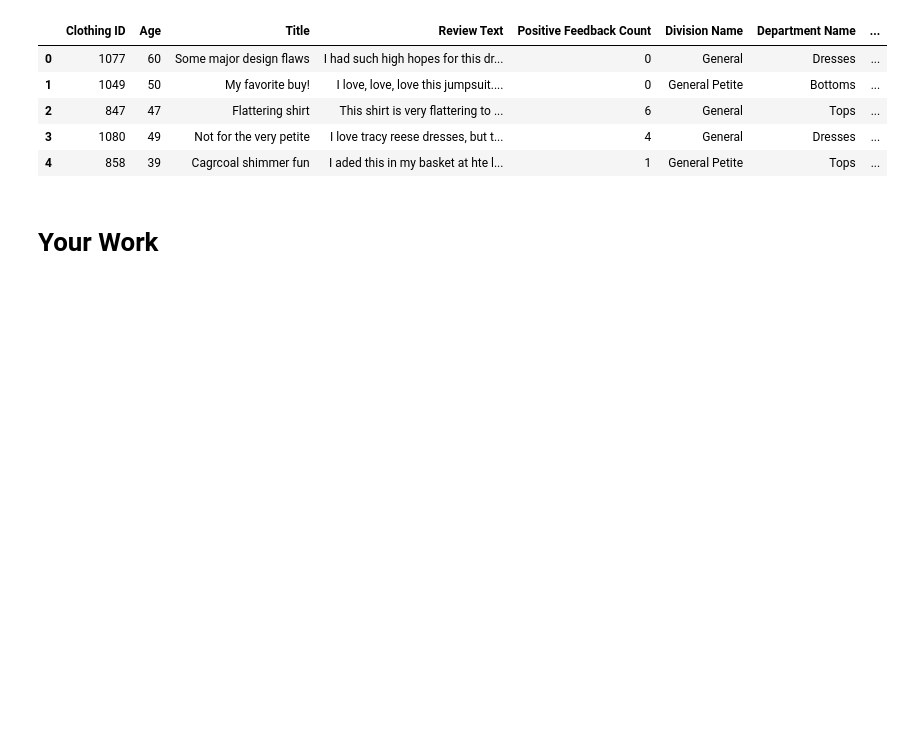
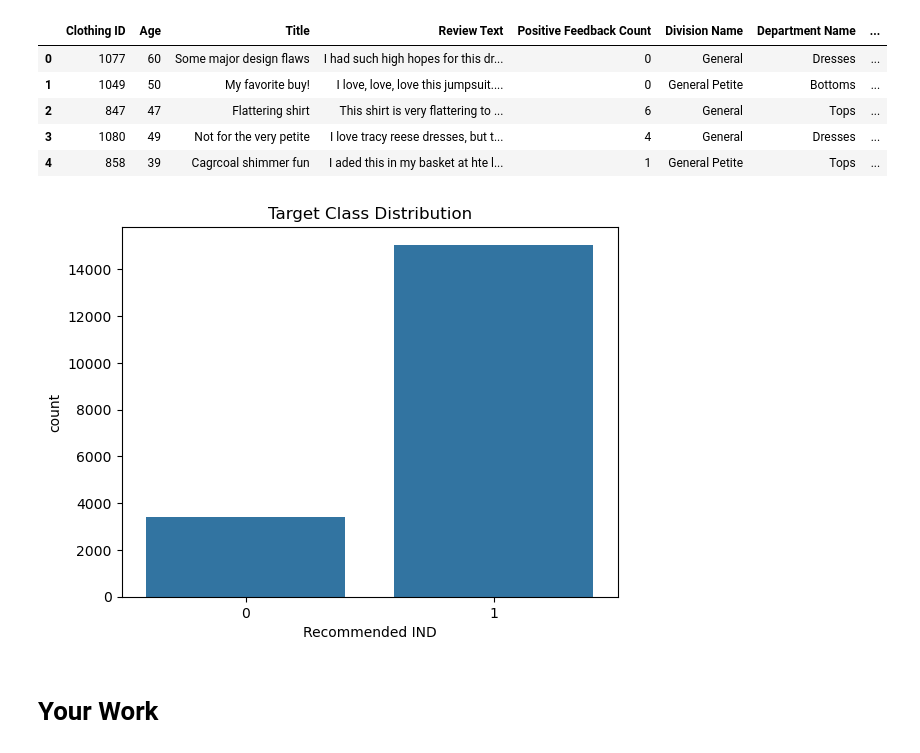
Before and after one commit to LucWill/fashion-forecasting, a Jupyter notebook: starter/starter.ipynb, the cells around one changed output. Saved outputs shown, nothing was run; the diff lists cells and outputs as text; code cells hidden in the pictures; blank space fills up the shorter version.

```diff
--- a/starter/starter.ipynb
+++ b/starter/starter.ipynb
@@ -88,6 +88,13 @@ Features:
 | 2 | 847 | 47 | Flattering shirt | This shirt is very flattering to ... | 6 | General | Tops | ... |
 | 3 | 1080 | 49 | Not for the very petite | I love tracy reese dresses, but t... | 4 | General | Dresses | ... |
 | 4 | 858 | 39 | Cagrcoal shimmer fun | I aded this in my basket at hte l... | 1 | General Petite | Tops | ... |
+# %%
+# Check class balance
+sns.countplot(x='Recommended IND', data=df)
+plt.title('Target Class Distribution')
+plt.show()
+# %% [output]
+[figure, added]
 # %%
 # Split data into train and test sets
 from sklearn.model_selection import train_test_split
```
Also changed, not shown: parts of 18 cells of this notebook.
